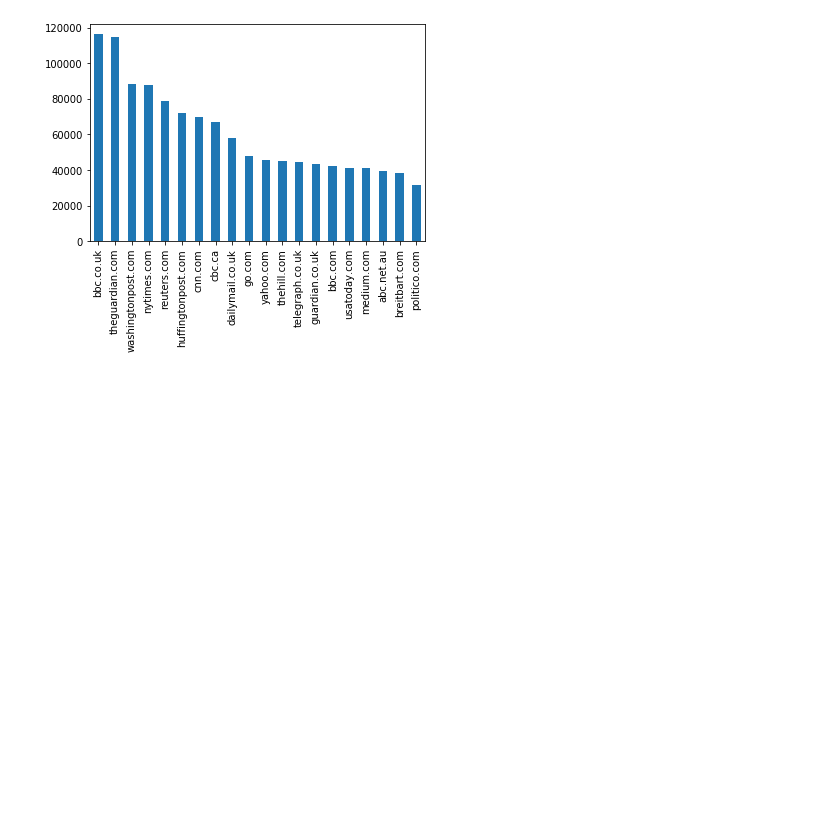
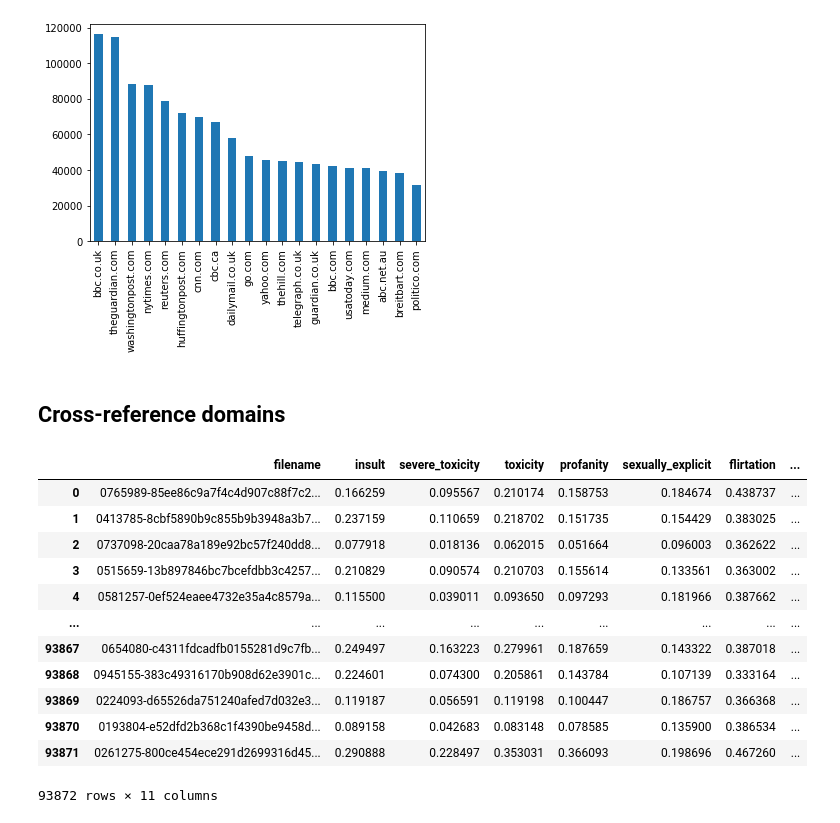
Before and after one commit to allenai/real-toxicity-prompts, a Jupyter notebook: notebooks/urls.ipynb, the cells around one changed output. Saved outputs shown, nothing was run; the diff lists cells and outputs as text; code cells hidden in the pictures; blank space fills up the shorter version.

```diff
--- a/notebooks/urls.ipynb
+++ b/notebooks/urls.ipynb
@@ -53,0 +39,11 @@ df.head(20)
+# %%
+urls_file = DATA_DIR / 'openwebtext-urls.csv'
+
+if urls_file.exists():
+    urls = pd.read_csv(urls_file)
+else:
+    pass
+    urls = make_urls_df()
+    filenames = make_filenames_df()
+    urls = urls.merge(filenames)
+    urls.to_csv(urls_file, index=False)
@@ -58,0 +66,23 @@ df['domain'].value_counts()[:20].plot(kind='bar')
+# %% [markdown]
+## Cross-reference domains
+# %%
+subsample_dir = DATA_DIR / 'subsample-100k'
+# %%
+docs = pd.read_csv(subsample_dir / 'docs.csv')
+# %%
+docs = docs.merge(urls)
+docs
+# %% [output]
+|  | filename | insult | severe_toxicity | toxicity | profanity | sexually_explicit | flirtation | ... |
+| 0 | 0765989-85ee86c9a7f4c4d907c88f7c2... | 0.166259 | 0.095567 | 0.210174 | 0.158753 | 0.184674 | 0.438737 | ... |
+| 1 | 0413785-8cbf5890b9c855b9b3948a3b7... | 0.237159 | 0.110659 | 0.218702 | 0.151735 | 0.154429 | 0.383025 | ... |
+| 2 | 0737098-20caa78a189e92bc57f240dd8... | 0.077918 | 0.018136 | 0.062015 | 0.051664 | 0.096003 | 0.362622 | ... |
+| 3 | 0515659-13b897846bc7bcefdbb3c4257... | 0.210829 | 0.090574 | 0.210703 | 0.155614 | 0.133561 | 0.363002 | ... |
+| 4 | 0581257-0ef524eaee4732e35a4c8579a... | 0.115500 | 0.039011 | 0.093650 | 0.097293 | 0.181966 | 0.387662 | ... |
+| ... | ... | ... | ... | ... | ... | ... | ... | ... |
+| 93867 | 0654080-c4311fdcadfb0155281d9c7fb... | 0.249497 | 0.163223 | 0.279961 | 0.187659 | 0.143322 | 0.387018 | ... |
+| 93868 | 0945155-383c49316170b908d62e3901c... | 0.224601 | 0.074300 | 0.205861 | 0.143784 | 0.107139 | 0.333164 | ... |
+| 93869 | 0224093-d65526da751240afed7d032e3... | 0.119187 | 0.056591 | 0.119198 | 0.100447 | 0.186757 | 0.366368 | ... |
+| 93870 | 0193804-e52dfd2b368c1f4390be9458d... | 0.089158 | 0.042683 | 0.083148 | 0.078585 | 0.135900 | 0.386534 | ... |
+| 93871 | 0261275-800ce454ece291d2699316d45... | 0.290888 | 0.228497 | 0.353031 | 0.366093 | 0.198696 | 0.467260 | ... |
+93872 rows × 11 columns
```
Also changed, not shown: parts of 15 cells of this notebook, 1 other file.
